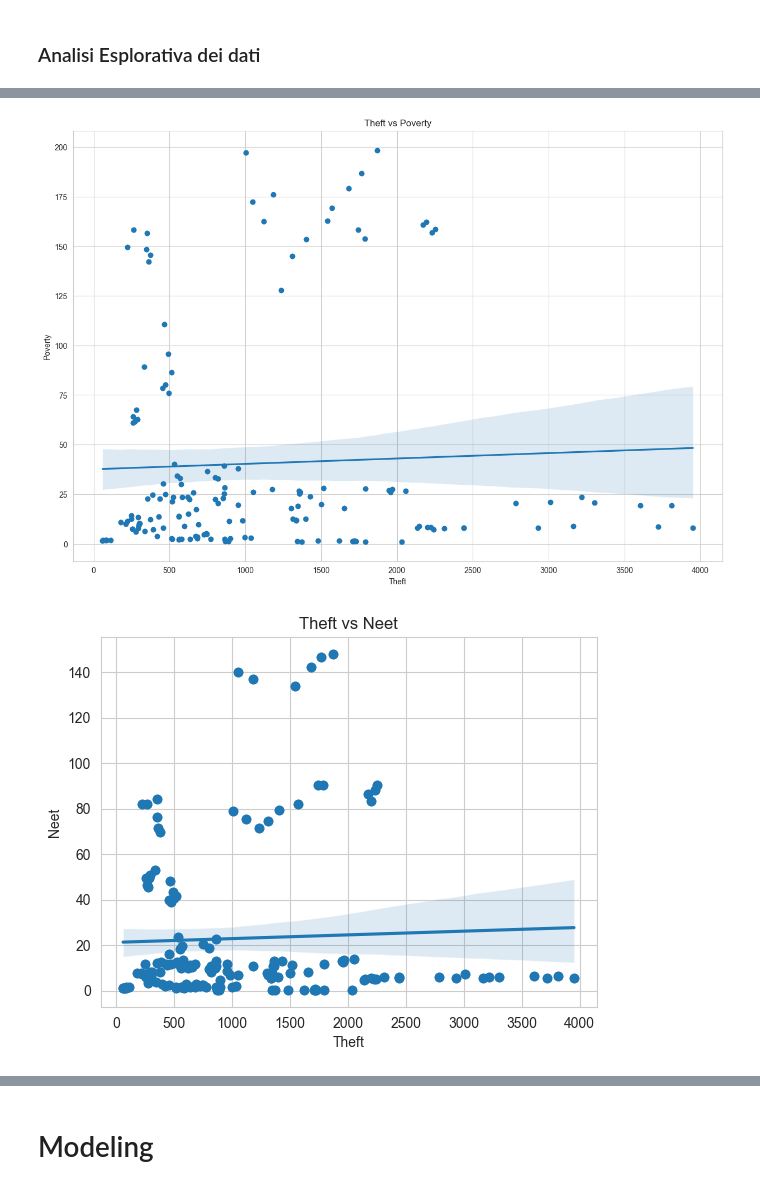
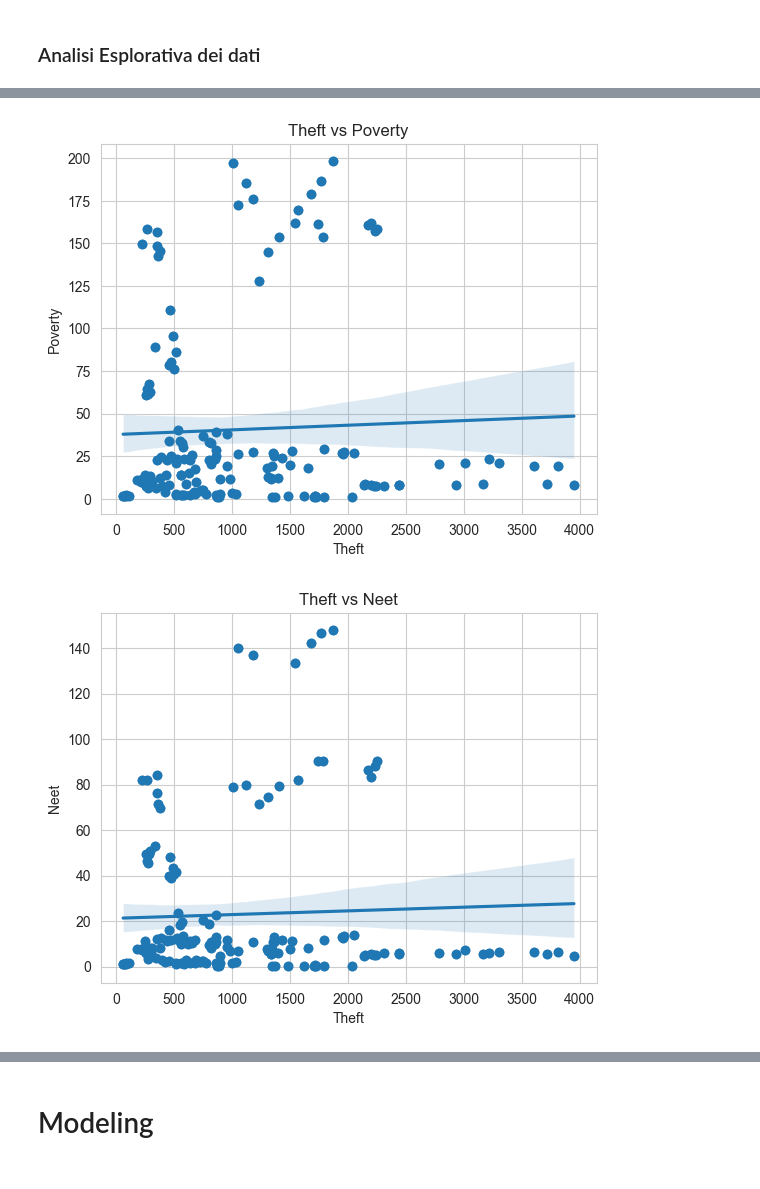
Before and after one commit to DiegoConce/CrimeAnalysis-HumanDataScience, a Jupyter notebook: Analysis.ipynb, the cells around one changed output, grey strips where cells are left out. Cells and saved outputs as stored; diff of their text form; code cells hidden in the pictures.

```diff
--- a/Analysis.ipynb
+++ b/Analysis.ipynb
@@ -47,6 +47,5 @@ sns.heatmap(corrmat, square=True, annot=True)
 # %%
 # Scatter Plot
-plt.figure(figsize=(15, 10))
 sns.regplot(x="theft", y="poverty", data=df)
 plt.scatter(df["theft"], df["poverty"])
 plt.xlabel("Theft")
@@ -63,32 +62,32 @@ plt.ylabel("Neet")
 plt.title("Theft vs Neet")
 plt.show()
 
 ######
 
 sns.regplot(x="theft", y="education", data=df)
 plt.scatter(df["theft"], df["education"])
 plt.xlabel("Theft")
 plt.ylabel("Education")
 plt.title("Theft vs Education")
 plt.show()
 
 ######
 
 sns.regplot(x="theft", y="income", data=df)
 plt.scatter(df["theft"], df["income"])
 plt.xlabel("Theft")
 plt.ylabel("Income")
 plt.title("Theft vs Income")
 plt.show()
 
 ######
 
 sns.regplot(x="theft", y="inequity", data=df)
 plt.scatter(df["theft"], df["inequity"])
 plt.xlabel("Theft")
 plt.ylabel("Inequity")
 plt.title("Theft vs Inequity")
 plt.show()
 # %% [output]
-[figure, old version]
+[figure, new version]
-[figure, old version]
+[figure, new version]
```
Also changed, not shown: parts of 7 cells of this notebook, 1 other file.
